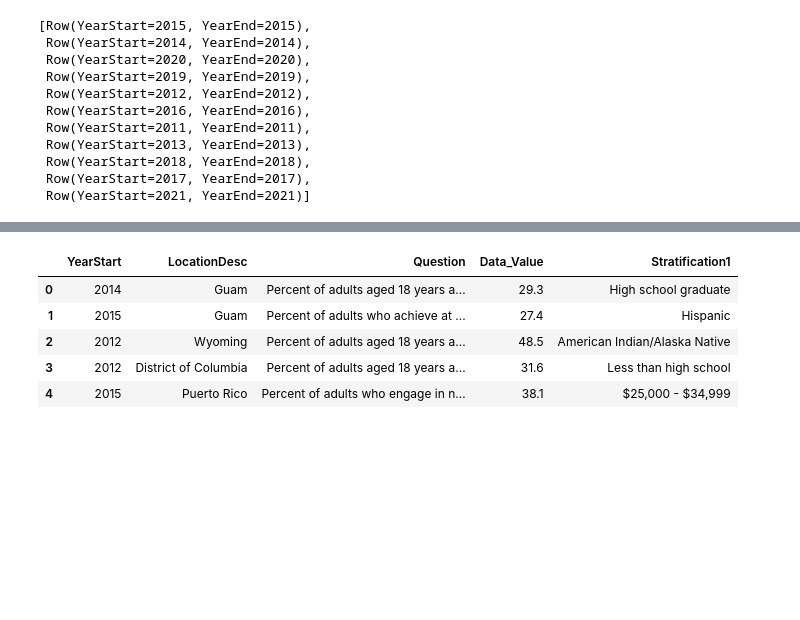
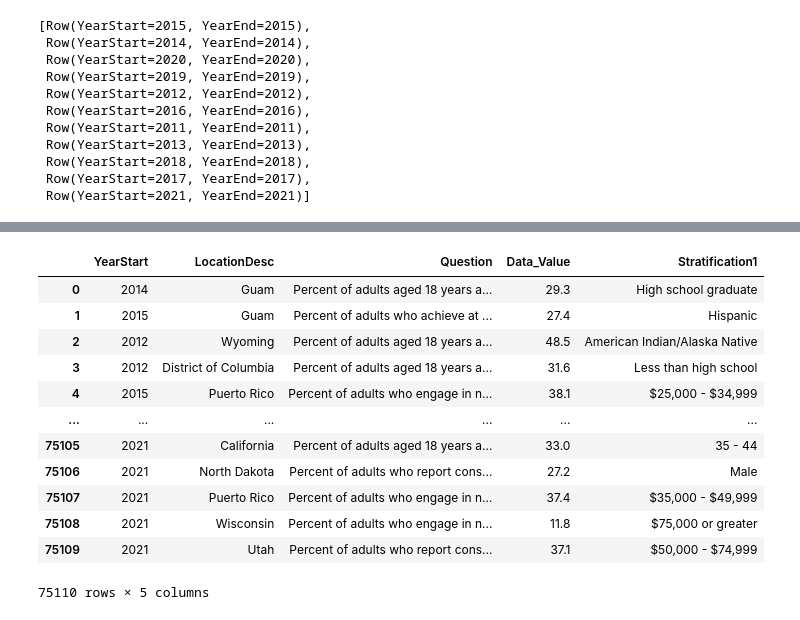
Before and after one commit to saganaga/Obesity-Prediction-Model, a Jupyter notebook: Model_Notebook/Obesity_Prediction_Optimized_Spark.ipynb, the cells around one changed output, grey strips where cells are left out. Cells and saved outputs as stored; diff of their text form; code cells hidden in the pictures; blank space fills up the shorter version.

```diff
--- a/Model_Notebook/Obesity_Prediction_Optimized_Spark.ipynb
+++ b/Model_Notebook/Obesity_Prediction_Optimized_Spark.ipynb
@@ -56,6 +45,6 @@ Drive already mounted at /content/gdrive; to attempt to forcibly remount, call d
 # %%
 # Read CSV from google drive
-behavioral_risk_df = spark.read.csv('gdrive/My Drive/Nutrition__Physical_Activity__and_Obesity_-_Behavioral_Risk_Factor_Surveillance_System.csv', header=True, inferSchema = True)
+behavioral_risk_df = spark.read.csv('Nutrition__Physical_Activity__and_Obesity_-_Behavioral_Risk_Factor_Surveillance_System.csv', header=True, inferSchema = True)
 # %%
 # Show data columns and types
 behavioral_risk_df.printSchema()
@@ -212,14 +166,21 @@ If you encounter a bug, do not file an issue on GitHub.
 # %%
 # Convert spark dataframe to Pandas
 behavioral_risk_df = behavioral_risk_df.toPandas()
-behavioral_risk_df.head()
+behavioral_risk_df
 # %% [output]
 |  | YearStart | LocationDesc | Question | Data_Value | Stratification1 |
 | 0 | 2014 | Guam | Percent of adults aged 18 years a... | 29.3 | High school graduate |
 | 1 | 2015 | Guam | Percent of adults who achieve at ... | 27.4 | Hispanic |
 | 2 | 2012 | Wyoming | Percent of adults aged 18 years a... | 48.5 | American Indian/Alaska Native |
 | 3 | 2012 | District of Columbia | Percent of adults aged 18 years a... | 31.6 | Less than high school |
 | 4 | 2015 | Puerto Rico | Percent of adults who engage in n... | 38.1 | $25,000 - $34,999 |
+| ... | ... | ... | ... | ... | ... |
+| 75105 | 2021 | California | Percent of adults aged 18 years a... | 33.0 | 35 - 44 |
+| 75106 | 2021 | North Dakota | Percent of adults who report cons... | 27.2 | Male |
+| 75107 | 2021 | Puerto Rico | Percent of adults who engage in n... | 37.4 | $35,000 - $49,999 |
+| 75108 | 2021 | Wisconsin | Percent of adults who engage in n... | 11.8 | $75,000 or greater |
+| 75109 | 2021 | Utah | Percent of adults who report cons... | 37.1 | $50,000 - $74,999 |
+75110 rows × 5 columns
 # %%
 # Pivot questions to columns
 behavioral_risk_df = behavioral_risk_df.pivot(index=["YearStart", "LocationDesc", "Stratification1"], columns=["Question"], values="Data_Value")
```
Also changed, not shown: parts of 22 cells of this notebook, 7 other files.
